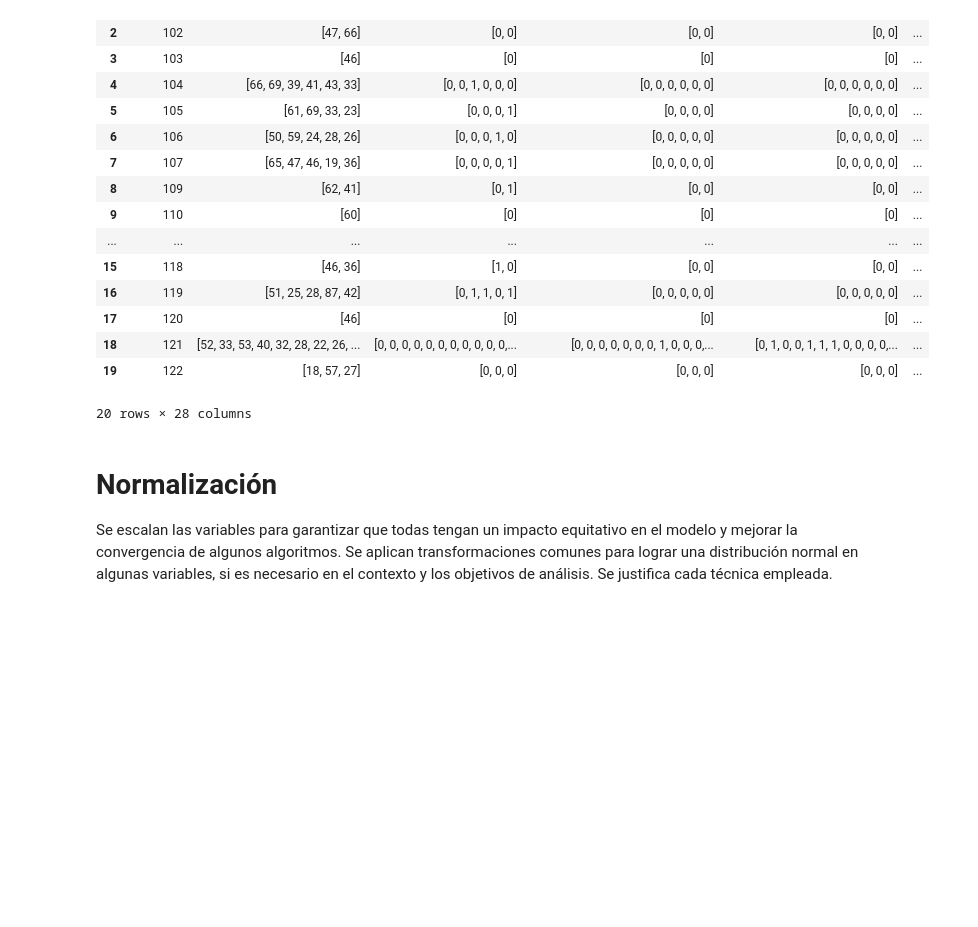
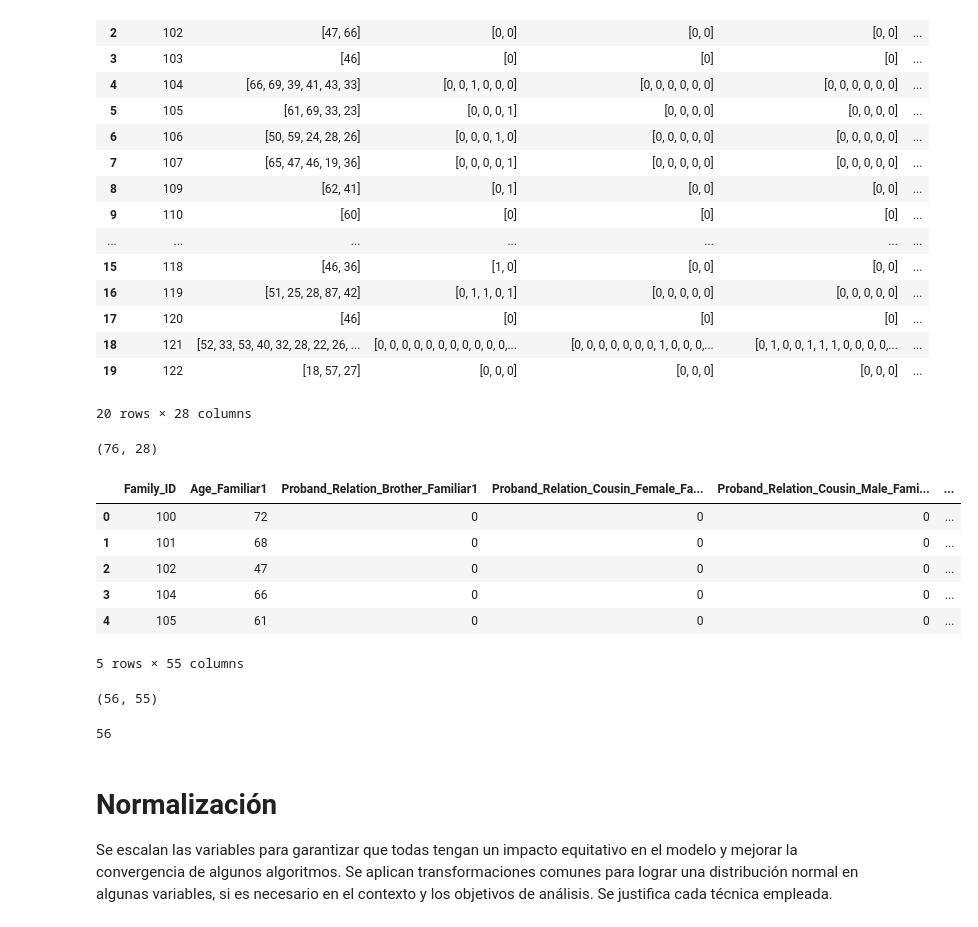
Before and after one commit to A01793101-GMuniz/ProyectoIntegrador, a Jupyter notebook: Avance2_5.ipynb, the cells around one changed output. Cells and saved outputs as stored; diff of their text form; code cells hidden in the pictures; blank space fills up the shorter version.

```diff
--- a/Avance2_5.ipynb
+++ b/Avance2_5.ipynb
@@ -432,6 +449,50 @@ grouped_df.head(20)
 | 18 | 121 | [52, 33, 53, 40, 32, 28, 22, 26, ... | [0, 0, 0, 0, 0, 0, 0, 0, 0, 0, 0,... | [0, 0, 0, 0, 0, 0, 0, 1, 0, 0, 0,... | [0, 1, 0, 0, 1, 1, 1, 0, 0, 0, 0,... | ... |
 | 19 | 122 | [18, 57, 27] | [0, 0, 0] | [0, 0, 0] | [0, 0, 0] | ... |
 20 rows × 28 columns
+# %%
+grouped_df.shape
+# %% [output]
+(76, 28)
+# %%
+# Lista de columnas de cada familiar
+familiar_columns = list(grouped_df.columns)
+familiar_columns.remove("Family_ID")
+# Creamos una lista para almacenar los valores de cada familia
+data_rows = []
+
+# Iteramos sobre cada fila del DataFrame
+for index, row in grouped_df.iterrows():
+    family_id = row['Family_ID']
+    num_families = min(2, len(row['Age']))  # Tomamos solo los datos de los primeros 2 familiares
+    if num_families >= 2:
+      new_row = {'Family_ID': family_id}
+      for i in range(num_families):
+        for col in familiar_columns:
+          new_row[f"{col}_Familiar{i+1}"] = row[col][i]
+      data_rows.append(new_row)
+
+# Creamos un nuevo DataFrame con los datos reorganizados
+new_df = pd.DataFrame(data_rows)
+
+# Mostramos el nuevo DataFrame
+new_df.head()
+# %% [output]
+|  | Family_ID | Age_Familiar1 | Proband_Relation_Brother_Familiar1 | Proband_Relation_Cousin_Female_Fa... | Proband_Relation_Cousin_Male_Fami... | ... |
+| 0 | 100 | 72 | 0 | 0 | 0 | ... |
+| 1 | 101 | 68 | 0 | 0 | 0 | ... |
+| 2 | 102 | 47 | 0 | 0 | 0 | ... |
+| 3 | 104 | 66 | 0 | 0 | 0 | ... |
+| 4 | 105 | 61 | 0 | 0 | 0 | ... |
+5 rows × 55 columns
+# %%
+new_df.shape
+# %% [output]
+(56, 55)
+# %%
+# Numero de Pacientes con 2 o mas Familiares encuestados
+new_df['Family_ID'].nunique()
+# %% [output]
+56
 # %% [markdown]
 # Normalización
 Se escalan las variables para garantizar que todas tengan un impacto equitativo en el modelo y mejorar la convergencia de algunos algoritmos. Se aplican transformaciones comunes para lograr una distribución normal en algunas variables, si es necesario en el contexto y los objetivos de análisis. Se justifica cada técnica empleada.
```
Also changed, not shown: parts of 3 cells of this notebook.
